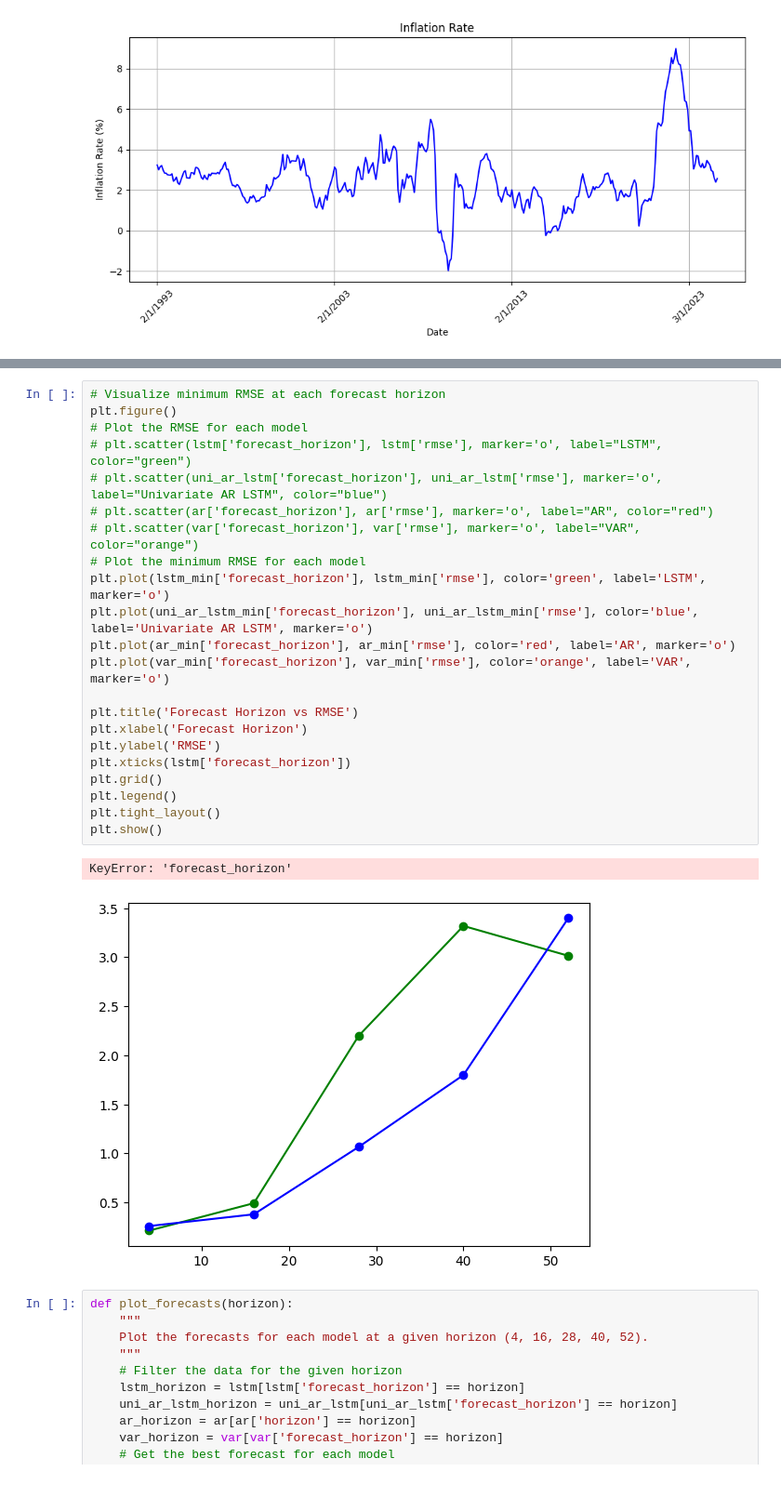
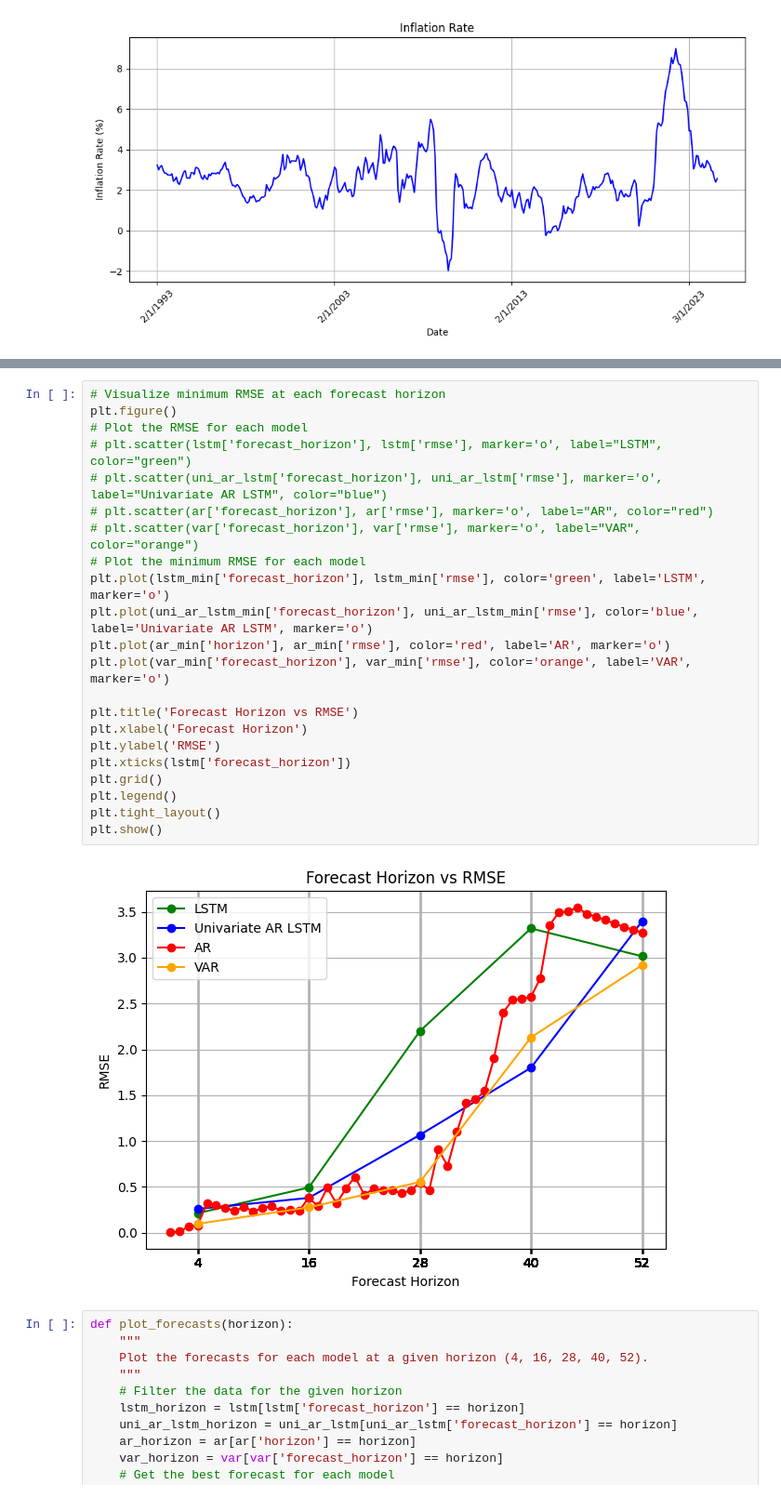
Before and after one commit to JawandS/macroeconvue, a Jupyter notebook: modeling/modeling/visualizer.ipynb, the cells around one changed output, grey strips where cells are left out. Shown: that part at 93% size. Cells and saved outputs as stored; diff of their text form.

```diff
--- a/modeling/modeling/visualizer.ipynb
+++ b/modeling/modeling/visualizer.ipynb
@@ -61,28 +76,27 @@ plt.close()
 # %%
 # Visualize minimum RMSE at each forecast horizon
 plt.figure()
 # Plot the RMSE for each model
 # plt.scatter(lstm['forecast_horizon'], lstm['rmse'], marker='o', label="LSTM", color="green")
 # plt.scatter(uni_ar_lstm['forecast_horizon'], uni_ar_lstm['rmse'], marker='o', label="Univariate AR LSTM", color="blue")
 # plt.scatter(ar['forecast_horizon'], ar['rmse'], marker='o', label="AR", color="red")
 # plt.scatter(var['forecast_horizon'], var['rmse'], marker='o', label="VAR", color="orange")
 # Plot the minimum RMSE for each model
 plt.plot(lstm_min['forecast_horizon'], lstm_min['rmse'], color='green', label='LSTM', marker='o')
 plt.plot(uni_ar_lstm_min['forecast_horizon'], uni_ar_lstm_min['rmse'], color='blue', label='Univariate AR LSTM', marker='o')
-plt.plot(ar_min['forecast_horizon'], ar_min['rmse'], color='red', label='AR', marker='o')
+plt.plot(ar_min['horizon'], ar_min['rmse'], color='red', label='AR', marker='o')
 plt.plot(var_min['forecast_horizon'], var_min['rmse'], color='orange', label='VAR', marker='o')
 
 plt.title('Forecast Horizon vs RMSE')
 plt.xlabel('Forecast Horizon')
 plt.ylabel('RMSE')
 plt.xticks(lstm['forecast_horizon'])
 plt.grid()
 plt.legend()
 plt.tight_layout()
 plt.show()
 # %% [output]
-KeyError: 'forecast_horizon'
-[figure, old version]
+[figure, new version]
 # %%
 def plot_forecasts(horizon):
     """
```
Also changed, not shown: parts of 1 cell of this notebook.
